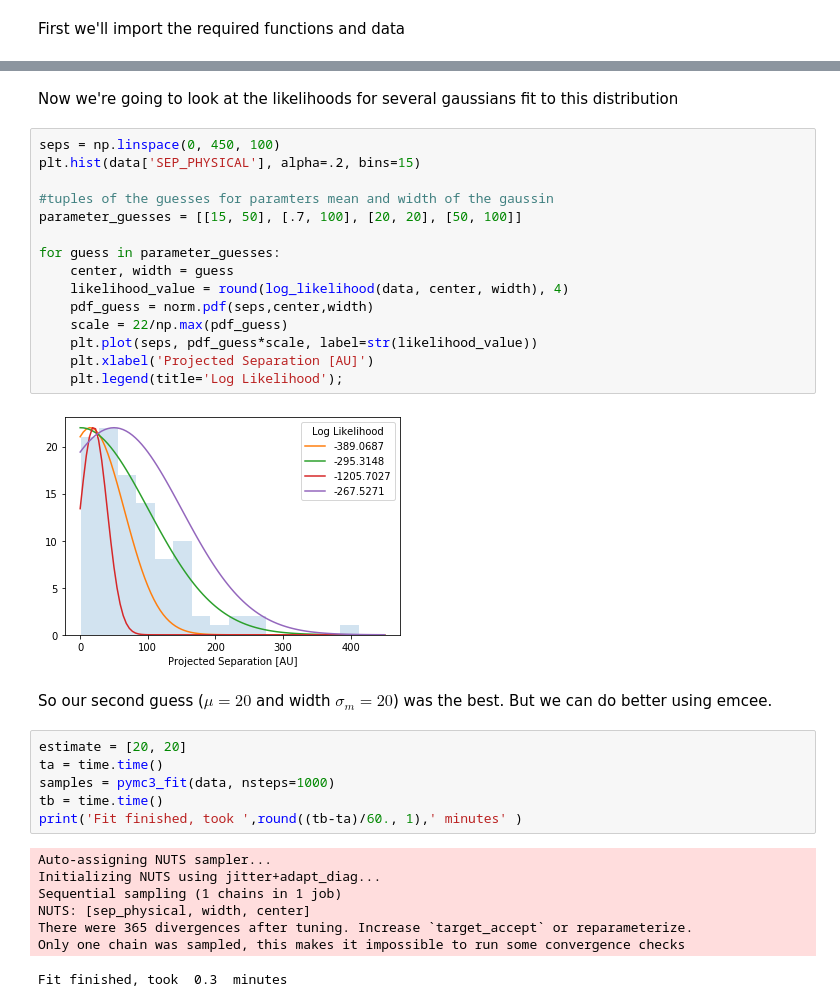
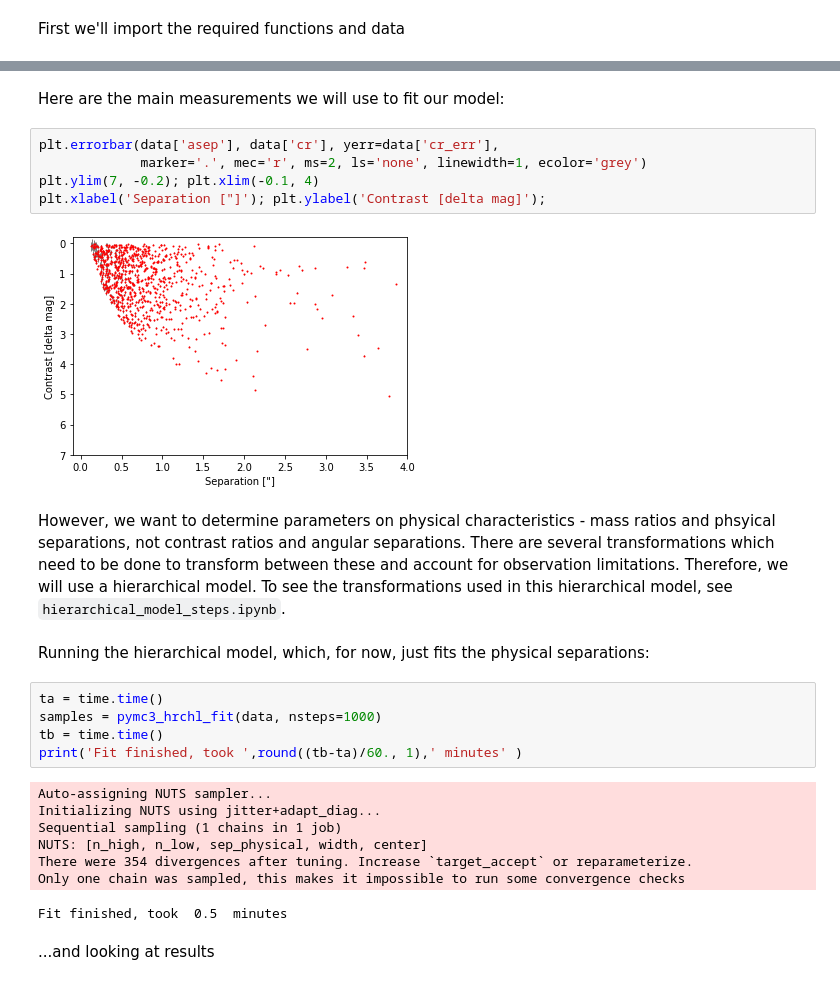
Before and after one commit to phys201/multstars, a Jupyter notebook: tutorial.ipynb, the cells around one changed output, grey strips where cells are left out. Cells and saved outputs as stored; diff of their text form.

Commit message:
switch to hierarchical model

```diff
--- a/tutorial.ipynb
+++ b/tutorial.ipynb
@@ -44,38 +38,31 @@ data.hist(column='SEP_PHYSICAL', bins=15);
-# %% [markdown]
-Now we're going to look at the likelihoods for several gaussians fit to this distribution
-# %%
-seps = np.linspace(0, 450, 100)
-plt.hist(data['SEP_PHYSICAL'], alpha=.2, bins=15)
-
-#tuples of the guesses for paramters mean and width of the gaussin
-parameter_guesses = [[15, 50], [.7, 100], [20, 20], [50, 100]]
-
-for guess in parameter_guesses:
-    center, width = guess
-    likelihood_value = round(log_likelihood(data, center, width), 4)
-    pdf_guess = norm.pdf(seps,center,width)
-    scale = 22/np.max(pdf_guess)
-    plt.plot(seps, pdf_guess*scale, label=str(likelihood_value))
-    plt.xlabel('Projected Separation [AU]')
-    plt.legend(title='Log Likelihood');
-# %% [output]
-[figure, removed]
-# %% [markdown]
-So our second guess ($\mu=20$ and width $\sigma_m=20$) was the best. But we can do better using emcee.
+# %% [markdown]
+Here are the main measurements we will use to fit our model:
+# %%
+plt.errorbar(data['asep'], data['cr'], yerr=data['cr_err'],
+             marker='.', mec='r', ms=2, ls='none', linewidth=1, ecolor='grey')
+plt.ylim(7, -0.2); plt.xlim(-0.1, 4)
+plt.xlabel('Separation ["]'); plt.ylabel('Contrast [delta mag]');
+# %% [output]
+[figure, added]
+# %% [markdown]
+However, we want to determine parameters on physical characteristics - mass ratios and phsyical separations, not contrast ratios and angular separations. There are several transformations which need to be done to transform between these and account for observation limitations. Therefore, we will use a hierarchical model. To see the transformations used in this hierarchical model, see `hierarchical_model_steps.ipynb`.
+# %% [markdown]
+Running the hierarchical model, which, for now, just fits the physical separations:
 # %%
-estimate = [20, 20]
 ta = time.time()
-samples = pymc3_fit(data, nsteps=1000)
+samples = pymc3_hrchl_fit(data, nsteps=1000)
 tb = time.time()
 print('Fit finished, took ',round((tb-ta)/60., 1),' minutes' )
 # %% [output]
 Auto-assigning NUTS sampler...
 Initializing NUTS using jitter+adapt_diag...
 Sequential sampling (1 chains in 1 job)
-NUTS: [sep_physical, width, center]
-There were 365 divergences after tuning. Increase `target_accept` or reparameterize.
+NUTS: [n_high, n_low, sep_physical, width, center]
+There were 354 divergences after tuning. Increase `target_accept` or reparameterize.
 Only one chain was sampled, this makes it impossible to run some convergence checks
-Fit finished, took  0.3  minutes
+Fit finished, took  0.5  minutes
+# %% [markdown]
+...and looking at results
 # %%
 # estimate of the MAP
 q = samples.quantile([0.16,0.50,0.84], axis=0)
```
Also changed, not shown: parts of 8 cells of this notebook, 3 other files.
